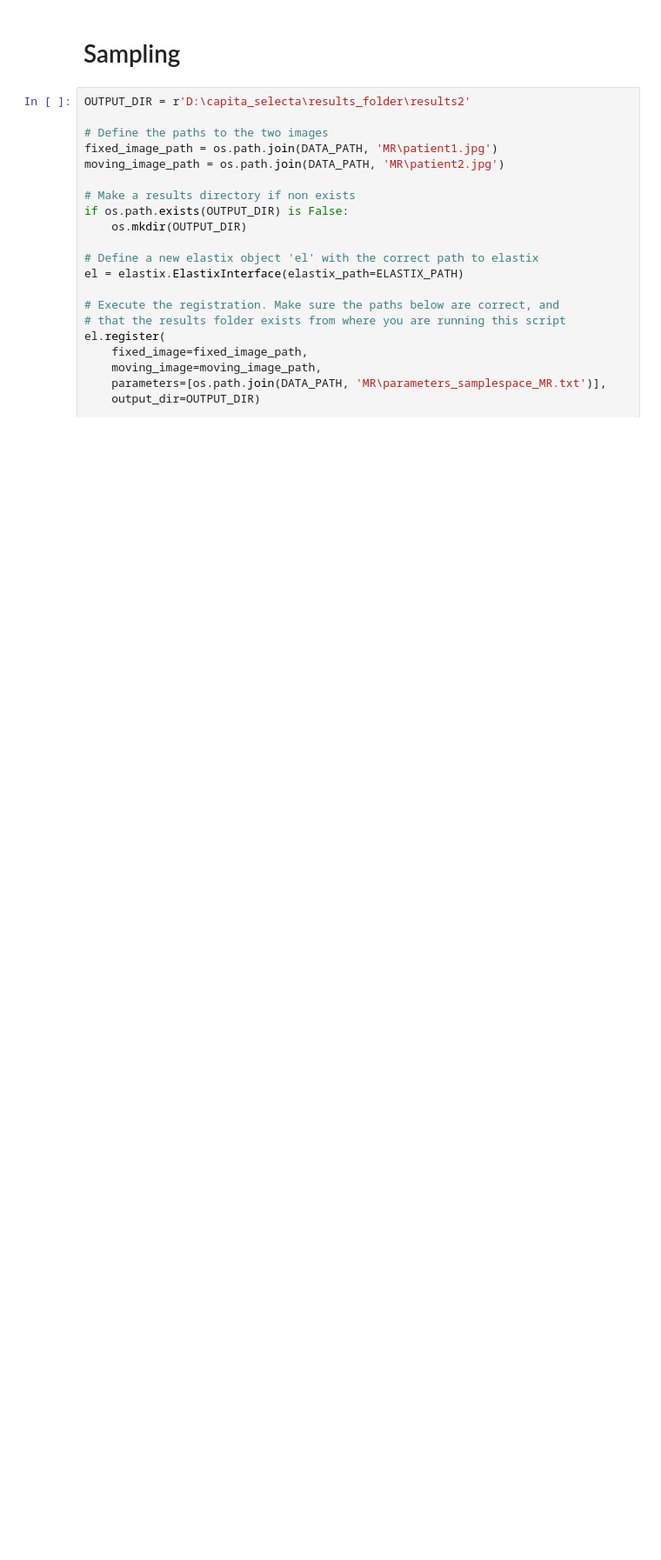
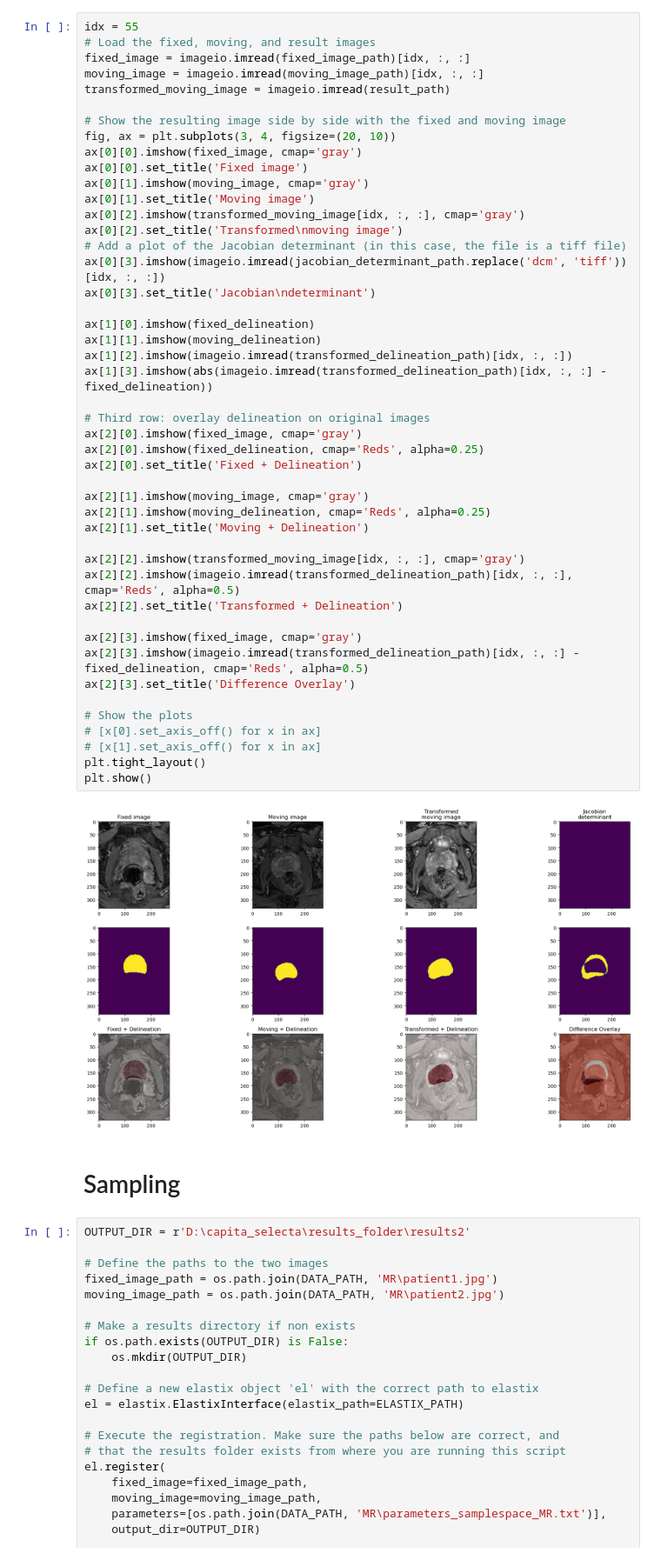
Before and after one commit to Marijndl/8DM20_Capita_Selecta, a Jupyter notebook: examples/elastix_tutorial.ipynb, the cells around one changed output. Shown at 87% size. Cells and saved outputs as stored; diff of their text form; blank space fills up the shorter version.

```diff
--- a/examples/elastix_tutorial.ipynb
+++ b/examples/elastix_tutorial.ipynb
@@ -56,3 +111,51 @@ plt.show()
+# %%
+idx = 55
+# Load the fixed, moving, and result images
+fixed_image = imageio.imread(fixed_image_path)[idx, :, :]
+moving_image = imageio.imread(moving_image_path)[idx, :, :]
+transformed_moving_image = imageio.imread(result_path)
+
+# Show the resulting image side by side with the fixed and moving image
+fig, ax = plt.subplots(3, 4, figsize=(20, 10))
+ax[0][0].imshow(fixed_image, cmap='gray')
+ax[0][0].set_title('Fixed image')
+ax[0][1].imshow(moving_image, cmap='gray')
+ax[0][1].set_title('Moving image')
+ax[0][2].imshow(transformed_moving_image[idx, :, :], cmap='gray')
+ax[0][2].set_title('Transformed\nmoving image')
+# Add a plot of the Jacobian determinant (in this case, the file is a tiff file)
+ax[0][3].imshow(imageio.imread(jacobian_determinant_path.replace('dcm', 'tiff'))[idx, :, :])
+ax[0][3].set_title('Jacobian\ndeterminant')
+
+ax[1][0].imshow(fixed_delineation)
+ax[1][1].imshow(moving_delineation)
+ax[1][2].imshow(imageio.imread(transformed_delineation_path)[idx, :, :])
+ax[1][3].imshow(abs(imageio.imread(transformed_delineation_path)[idx, :, :] - fixed_delineation))
+
+# Third row: overlay delineation on original images
+ax[2][0].imshow(fixed_image, cmap='gray')
+ax[2][0].imshow(fixed_delineation, cmap='Reds', alpha=0.25)
+ax[2][0].set_title('Fixed + Delineation')
+
+ax[2][1].imshow(moving_image, cmap='gray')
+ax[2][1].imshow(moving_delineation, cmap='Reds', alpha=0.25)
+ax[2][1].set_title('Moving + Delineation')
+
+ax[2][2].imshow(transformed_moving_image[idx, :, :], cmap='gray')
+ax[2][2].imshow(imageio.imread(transformed_delineation_path)[idx, :, :], cmap='Reds', alpha=0.5)
+ax[2][2].set_title('Transformed + Delineation')
+
+ax[2][3].imshow(fixed_image, cmap='gray')
+ax[2][3].imshow(imageio.imread(transformed_delineation_path)[idx, :, :] - fixed_delineation, cmap='Reds', alpha=0.5)
+ax[2][3].set_title('Difference Overlay')
+
+# Show the plots
+# [x[0].set_axis_off() for x in ax]
+# [x[1].set_axis_off() for x in ax]
+plt.tight_layout()
+plt.show()
+# %% [output]
+[figure, added]
 # %% [markdown]
 # Sampling
 # %%
```
Also changed, not shown: parts of 3 cells of this notebook.
